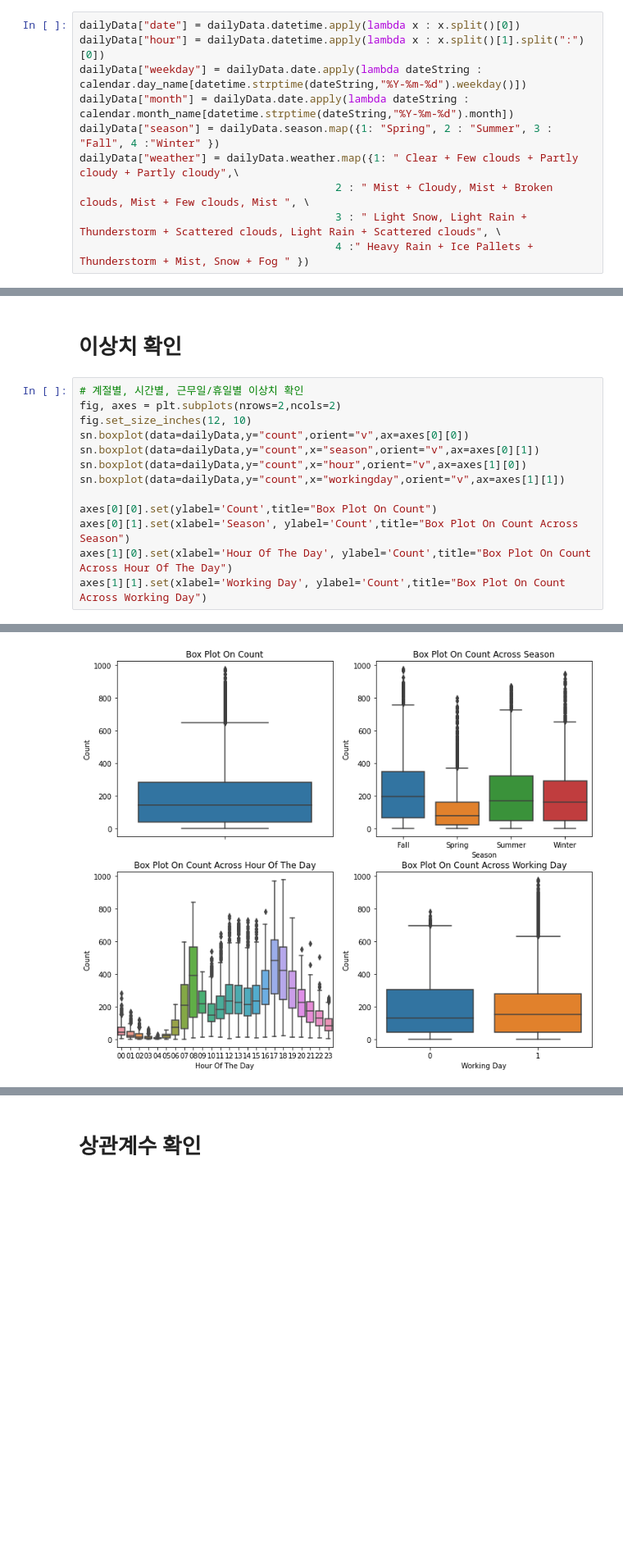
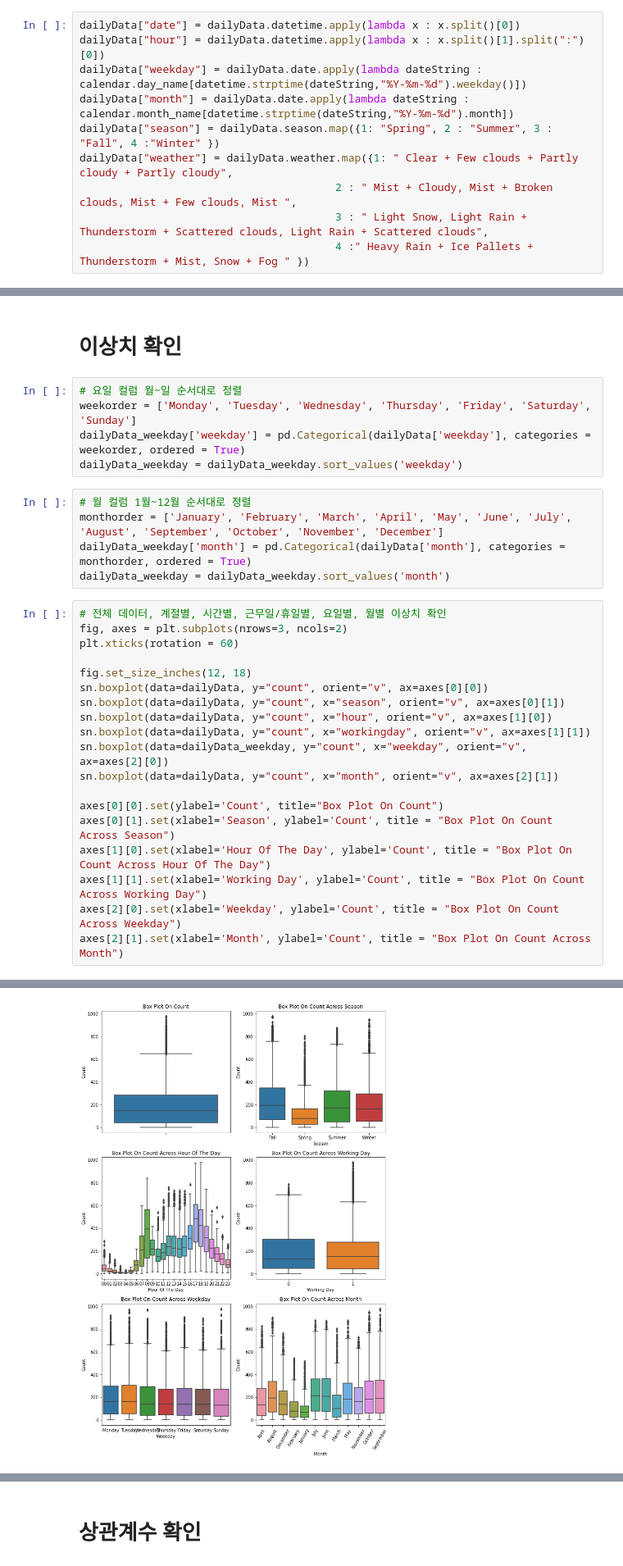
Before and after one commit to chsop/kaggle, a Jupyter notebook: BikeSharing/bike_sharing_demand_practice.ipynb, the cells around one changed output, grey strips where cells are left out. Shown at 82% size. Saved outputs shown, nothing was run; the diff lists cells and outputs as text; blank space fills up the shorter version.

```diff
--- a/BikeSharing/bike_sharing_demand_practice.ipynb
+++ b/BikeSharing/bike_sharing_demand_practice.ipynb
@@ -129,9 +131,9 @@ dailyData["hour"] = dailyData.datetime.apply(lambda x : x.split()[1].split(":")[
 dailyData["weekday"] = dailyData.date.apply(lambda dateString : calendar.day_name[datetime.strptime(dateString,"%Y-%m-%d").weekday()])
 dailyData["month"] = dailyData.date.apply(lambda dateString : calendar.month_name[datetime.strptime(dateString,"%Y-%m-%d").month])
 dailyData["season"] = dailyData.season.map({1: "Spring", 2 : "Summer", 3 : "Fall", 4 :"Winter" })
-dailyData["weather"] = dailyData.weather.map({1: " Clear + Few clouds + Partly cloudy + Partly cloudy",\
-                                        2 : " Mist + Cloudy, Mist + Broken clouds, Mist + Few clouds, Mist ", \
-                                        3 : " Light Snow, Light Rain + Thunderstorm + Scattered clouds, Light Rain + Scattered clouds", \
+dailyData["weather"] = dailyData.weather.map({1: " Clear + Few clouds + Partly cloudy + Partly cloudy",
+                                        2 : " Mist + Cloudy, Mist + Broken clouds, Mist + Few clouds, Mist ",
+                                        3 : " Light Snow, Light Rain + Thunderstorm + Scattered clouds, Light Rain + Scattered clouds",
                                         4 :" Heavy Rain + Ice Pallets + Thunderstorm + Mist, Snow + Fog " })
 # %%
 dailyData.head()
@@ -197,17 +206,33 @@ msno.matrix(dailyData,figsize=(12,5))
 [figure]
 # %% [markdown]
 # 이상치 확인
+# %%
+# 요일 컬럼 월~일 순서대로 정렬
+weekorder = ['Monday', 'Tuesday', 'Wednesday', 'Thursday', 'Friday', 'Saturday', 'Sunday']
+dailyData_weekday['weekday'] = pd.Categorical(dailyData['weekday'], categories = weekorder, ordered = True)
+dailyData_weekday = dailyData_weekday.sort_values('weekday')
+# %%
+# 월 컬럼 1월~12월 순서대로 정렬
+monthorder = ['January', 'February', 'March', 'April', 'May', 'June', 'July', 'August', 'September', 'October', 'November', 'December']
+dailyData_weekday['month'] = pd.Categorical(dailyData['month'], categories = monthorder, ordered = True)
+dailyData_weekday = dailyData_weekday.sort_values('month')
 # %%
-# 계절별, 시간별, 근무일/휴일별 이상치 확인
-fig, axes = plt.subplots(nrows=2,ncols=2)
-fig.set_size_inches(12, 10)
-sn.boxplot(data=dailyData,y="count",orient="v",ax=axes[0][0])
-sn.boxplot(data=dailyData,y="count",x="season",orient="v",ax=axes[0][1])
-sn.boxplot(data=dailyData,y="count",x="hour",orient="v",ax=axes[1][0])
-sn.boxplot(data=dailyData,y="count",x="workingday",orient="v",ax=axes[1][1])
+# 전체 데이터, 계절별, 시간별, 근무일/휴일별, 요일별, 월별 이상치 확인
+fig, axes = plt.subplots(nrows=3, ncols=2)
+plt.xticks(rotation = 60)
 
-axes[0][0].set(ylabel='Count',title="Box Plot On Count")
-axes[0][1].set(xlabel='Season', ylabel='Count',title="Box Plot On Count Across Season")
-axes[1][0].set(xlabel='Hour Of The Day', ylabel='Count',title="Box Plot On Count Across Hour Of The Day")
-axes[1][1].set(xlabel='Working Day', ylabel='Count',title="Box Plot On Count Across Working Day")
+fig.set_size_inches(12, 18)
+sn.boxplot(data=dailyData, y="count", orient="v", ax=axes[0][0])
+sn.boxplot(data=dailyData, y="count", x="season", orient="v", ax=axes[0][1])
+sn.boxplot(data=dailyData, y="count", x="hour", orient="v", ax=axes[1][0])
+sn.boxplot(data=dailyData, y="count", x="workingday", orient="v", ax=axes[1][1])
+sn.boxplot(data=dailyData_weekday, y="count", x="weekday", orient="v", ax=axes[2][0])
+sn.boxplot(data=dailyData, y="count", x="month", orient="v", ax=axes[2][1])
+
+axes[0][0].set(ylabel='Count', title="Box Plot On Count")
+axes[0][1].set(xlabel='Season', ylabel='Count', title = "Box Plot On Count Across Season")
+axes[1][0].set(xlabel='Hour Of The Day', ylabel='Count', title = "Box Plot On Count Across Hour Of The Day")
+axes[1][1].set(xlabel='Working Day', ylabel='Count', title = "Box Plot On Count Across Working Day")
+axes[2][0].set(xlabel='Weekday', ylabel='Count', title = "Box Plot On Count Across Weekday")
+axes[2][1].set(xlabel='Month', ylabel='Count', title = "Box Plot On Count Across Month")
 # %% [output]
@@ -217 +242 @@ axes[1][1].set(xlabel='Working Day', ylabel='Count',title="Box Plot On Count Acr
-[figure, old version]
+[figure, new version]
```
Also changed, not shown: parts of 15 cells of this notebook.
